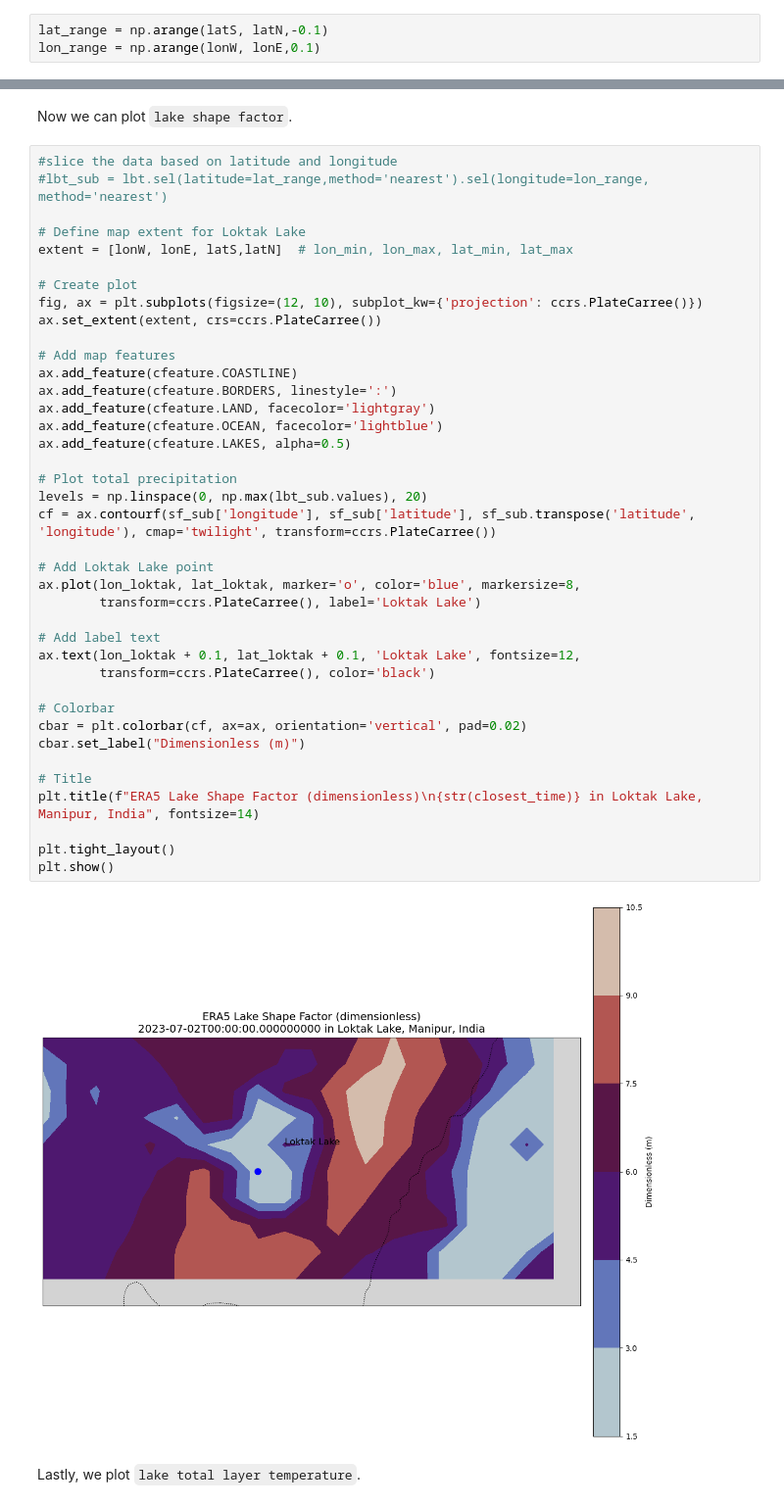
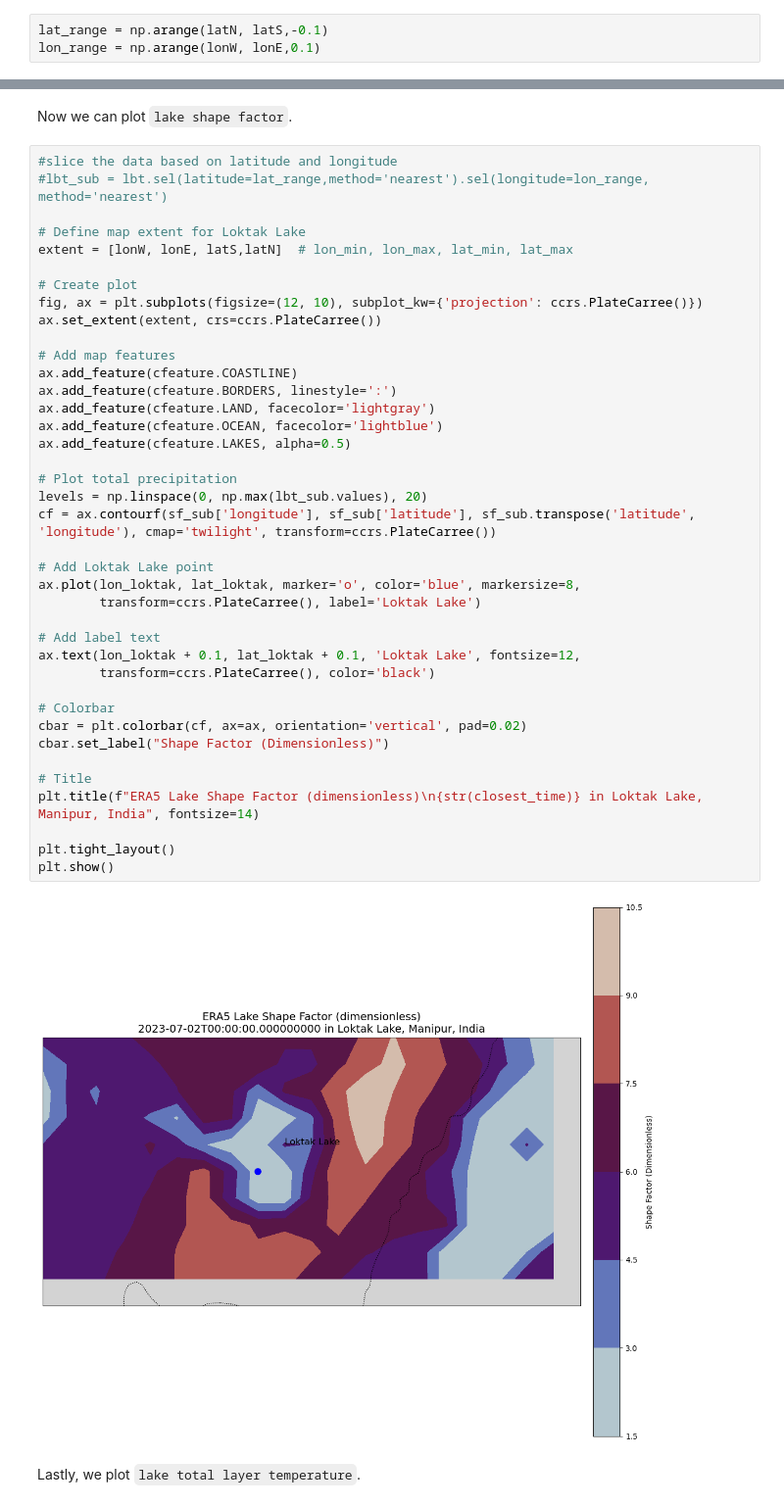
Before and after one commit to jlbouffard/proto-cookbook, a Jupyter notebook: notebooks/notebook2.ipynb, the cells around one changed output, grey strips where cells are left out. Shown at 98% size. Saved outputs shown, nothing was run; the diff lists cells and outputs as text.

```diff
--- a/notebooks/notebook2.ipynb
+++ b/notebooks/notebook2.ipynb
@@ -120,7 +120,7 @@ K
 # %% [markdown]
 Here we, select the lat and lon range using the `np.arange` function.
 # %%
-lat_range = np.arange(latS, latN,-0.1)
+lat_range = np.arange(latN, latS,-0.1)
 lon_range = np.arange(lonW, lonE,0.1)
 # %% [markdown]
 Here we subset the data using the ranges selected above and using `method='nearest'` to get the points closest the those in the dataset for the desired range.
@@ -287,35 +287,35 @@ fig, ax = plt.subplots(figsize=(12, 10), subplot_kw={'projection': ccrs.PlateCar
 ax.set_extent(extent, crs=ccrs.PlateCarree())
 
 # Add map features
 ax.add_feature(cfeature.COASTLINE)
 ax.add_feature(cfeature.BORDERS, linestyle=':')
 ax.add_feature(cfeature.LAND, facecolor='lightgray')
 ax.add_feature(cfeature.OCEAN, facecolor='lightblue')
 ax.add_feature(cfeature.LAKES, alpha=0.5)
 
 # Plot total precipitation
 levels = np.linspace(0, np.max(lbt_sub.values), 20)
 cf = ax.contourf(sf_sub['longitude'], sf_sub['latitude'], sf_sub.transpose('latitude', 'longitude'), cmap='twilight', transform=ccrs.PlateCarree())
 
 # Add Loktak Lake point
 ax.plot(lon_loktak, lat_loktak, marker='o', color='blue', markersize=8,
         transform=ccrs.PlateCarree(), label='Loktak Lake')
 
 # Add label text
 ax.text(lon_loktak + 0.1, lat_loktak + 0.1, 'Loktak Lake', fontsize=12,
         transform=ccrs.PlateCarree(), color='black')
 
 # Colorbar
 cbar = plt.colorbar(cf, ax=ax, orientation='vertical', pad=0.02)
-cbar.set_label("Dimensionless (m)")
+cbar.set_label("Shape Factor (Dimensionless)")
 
 # Title
 plt.title(f"ERA5 Lake Shape Factor (dimensionless)\n{str(closest_time)} in Loktak Lake, Manipur, India", fontsize=14)
 
 plt.tight_layout()
 plt.show()
 # %% [output]
-[figure, old version]
+[figure, new version]
 # %% [markdown]
 Lastly, we plot `lake total layer temperature`.
 # %%
```
Also changed, not shown: parts of 1 cell of this notebook, 1 other file.
